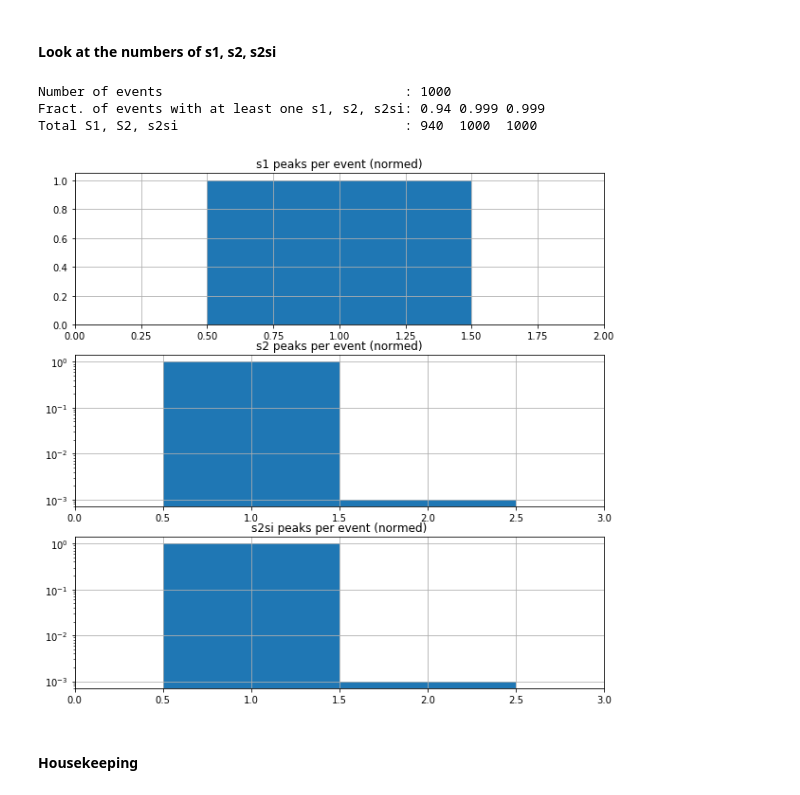
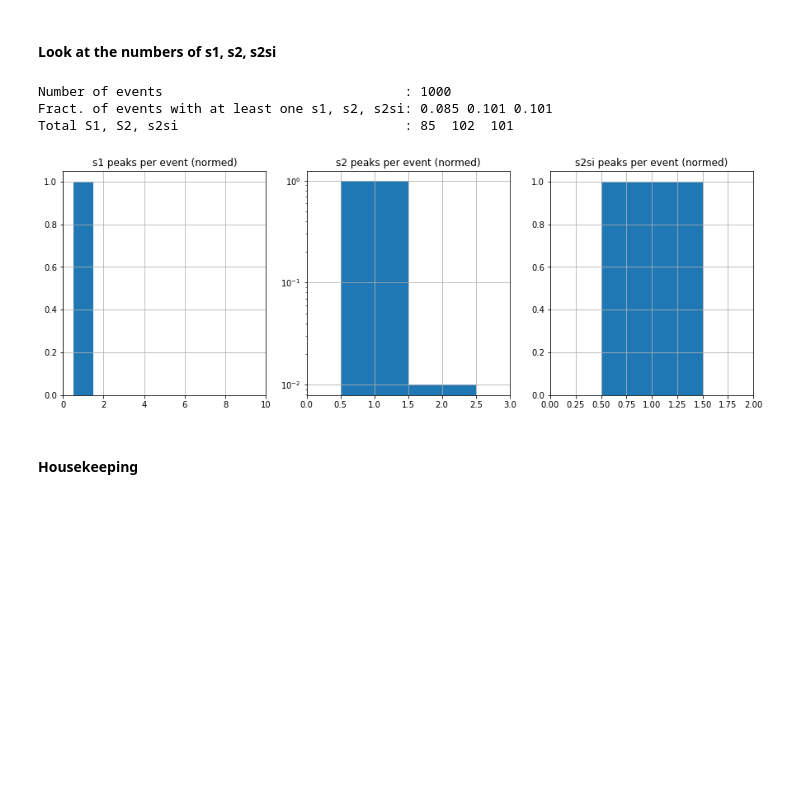
Before and after one commit to abotas/ICARO, a Jupyter notebook: icaro/marco_polo/irene-mp.ipynb, the cells around one changed output. Drawn from its saved outputs; the diff is of its cells as text; code cells hidden in the pictures; blank space fills up the shorter version.

Commit message:
irene runs over new MC

```diff
--- a/icaro/marco_polo/irene-mp.ipynb
+++ b/icaro/marco_polo/irene-mp.ipynb
@@ -2,21 +2,43 @@
 # Potential plots etc, for irene monitor
 # %%
 import os
+import sys
 import tables as tb
 import numpy  as np
 from matplotlib import pyplot as plt
+from glob import glob
 
 from invisible_cities.cities.irene      import Irene
 from invisible_cities.cities.irene_test import unpack_s12params, s12params
-from invisible_cities.reco.params   import S12Params as S12P, PMaps, Peak
-from invisible_cities.core.ic_types import minmax
+#from invisible_cities.reco.params   import S12Params as S12P, PMaps, Peak
+from invisible_cities.types.ic_types_c import minmax
 from invisible_cities.core.system_of_units_c import units
 from invisible_cities.core.configure         import configure
 from invisible_cities.reco import peak_functions_c as cpf
 from invisible_cities.reco import peak_functions   as  pf
 from invisible_cities.io   import pmap_io          as pio
+from invisible_cities.evm .pmaps import S1, S2, S2Si, Peak
+sys.path.append('/Users/alej/Desktop/Valencia/nextic/ICARO')
+import icaro.marco_polo.monitor_functions as mf
+
+montecarlo = True
 # %%
+run = 4446
 ic_data = os.path.join(os.environ['IC_DATA'])
-rwf_path  = ic_data + 'Montecarlo/Kr/dst_NEXT_v0_08_09_Kr_ACTIVE_0_0_7bar_RWF_10000.root.h5'
-pmap_path = ic_data + 'Montecarlo/Kr/dst_NEXT_v0_08_09_Kr_ACTIVE_0_0_7bar_pmaps_10000.root.h5'
-conf_path = '/Users/alej/Desktop/Valencia/nextic/IC-1/invisible_cities/config/irene.conf'
+#
+rwf_path  = ic_data + 'LSC/wvfms/4446/dst_waves.gdcsnext.*.root.h5'
+conf_path = '/Users/alej/Desktop/irene/irene.conf'
+PATH_OUT  = '/Users/alej/Desktop/irene/full_chain/Kr_4446_full_chain.h5'
+pmap_path = PATH_OUT
+#pmap_path = ic_data + 'Montecarlo/Kr/dst_NEXT_v0_08_09_Kr_ACTIVE_0_0_7bar_pmaps_10000.root.h5' # run with old irene
+
+
+# MONTECARLO
+if montecarlo:
+    run = 0
+    conf_path = '/Users/alej/Desktop/Valencia/nextic/IC-1/invisible_cities/config/irene.conf'
+    PATH_IN  = ic_data + 'Montecarlo/Kr/new_mc/dst_NEXT_v1_00_05_Kr_ACTIVE_0_0_7bar_RWF_1000.root.h5'
+    PATH_OUT  = ic_data + 'Montecarlo/Kr/new_mc/dst_NEXT_v1_00_05_Kr_ACTIVE_0_0_7bar_pmaps_1000.root.h5.h5'
+    pmap_path = ic_data + '/LSC/pmaps/4446/pmaps.gdcsnext.1840_4446.root.h5'
+    pmap_path = PATH_OUT
+    rwf_path = PATH_IN
@@ -48,34 +114,35 @@ for si_dict in [s1_dict, s2_dict, s2si_dict]:
 # %%
 ns1 = 0; ns2 = 0; ns2si = 0
 nbins = 10
 s1_peaks   = []
 s2_peaks   = []
 s2si_peaks = []
 for s1   in s1_dict  .values(): ns1   += len(s1.s1d)    ; s1_peaks  .append(len(s1  .s1d))
 for s2   in s2_dict  .values(): ns2   += len(s2.s2d)    ; s2_peaks  .append(len(s2  .s2d))
 for s2si in s2si_dict.values(): ns2si += len(s2si.s2sid); s2si_peaks.append(len(s2si.s2sid))
 print('Number of events                               :', nevts)
 print('Fract. of events with at least one s1, s2, s2si:', len(s1_dict  )/nevts,
                                                           len(s2_dict  )/nevts,
                                                           len(s2si_dict)/nevts)
 print('Total S1, S2, s2si                             :', ns1,'',ns2,'',ns2si)
 
-subplot=311
-plt.figure(figsize=(10,10))
+subplot=131
+plt.figure(figsize=(15,5))
 for si_peaks, title in zip([s1_peaks, s2_peaks, s2si_peaks], ['s1', 's2', 's2si']):
     si_peaks=np.array(si_peaks)
     plt.subplot(subplot)
     plt.hist(si_peaks, bins=range(nbins), align='left', normed=True)
     if si_peaks.max() > 1: plt.yscale('log')
     plt.xlim(0, si_peaks.max() + 1)
+    if title == 's1': plt.xlim(0,10)
     plt.title(title + ' peaks per event (normed)')
     plt.grid(True)
     subplot+=1
 plt.show()
 # %% [output]
 Number of events                               : 1000
-Fract. of events with at least one s1, s2, s2si: 0.94 0.999 0.999
-Total S1, S2, s2si                             : 940  1000  1000
+Fract. of events with at least one s1, s2, s2si: 0.085 0.101 0.101
+Total S1, S2, s2si                             : 85  102  101
-[figure, old version]
+[figure, new version]
 # %% [markdown]
 #### Housekeeping
```
Also changed, not shown: parts of 15 cells of this notebook.
